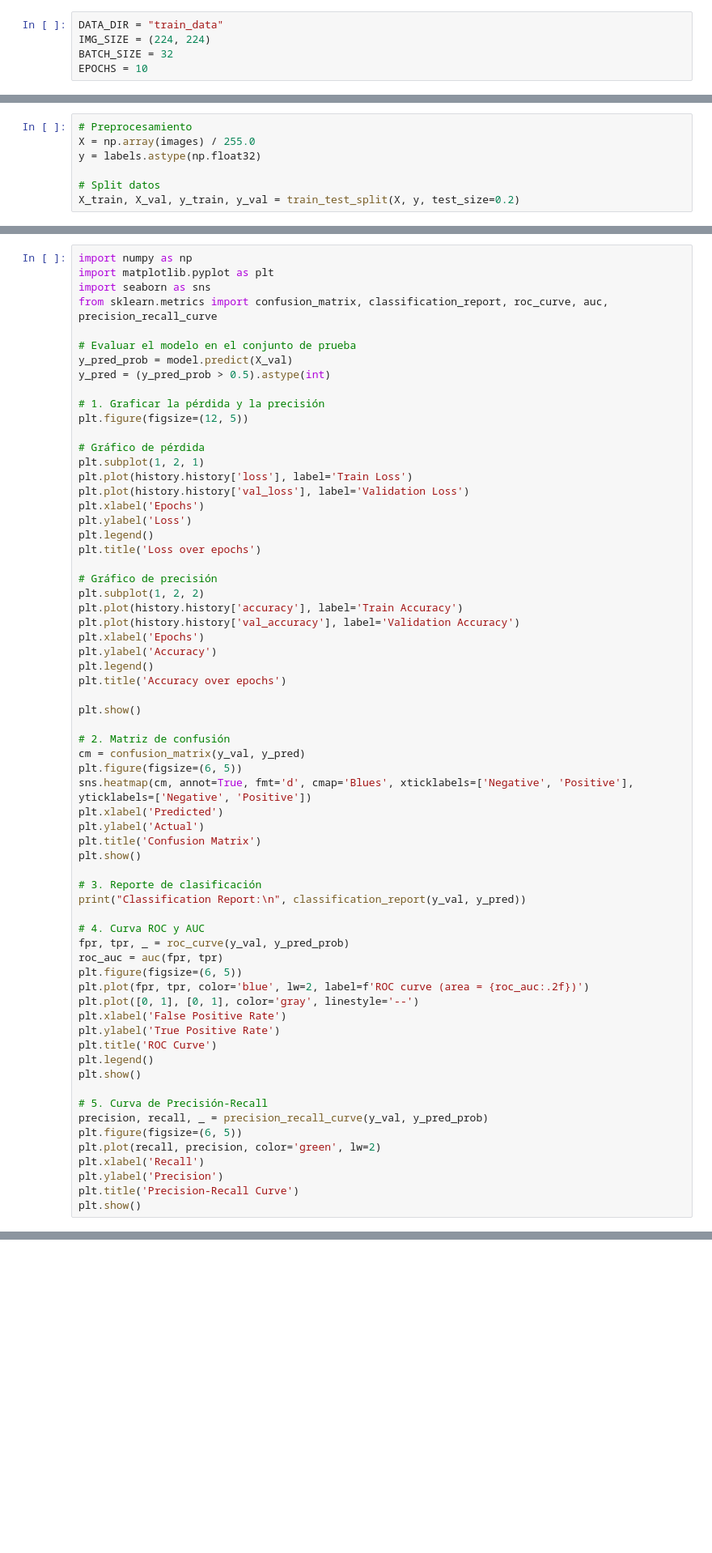
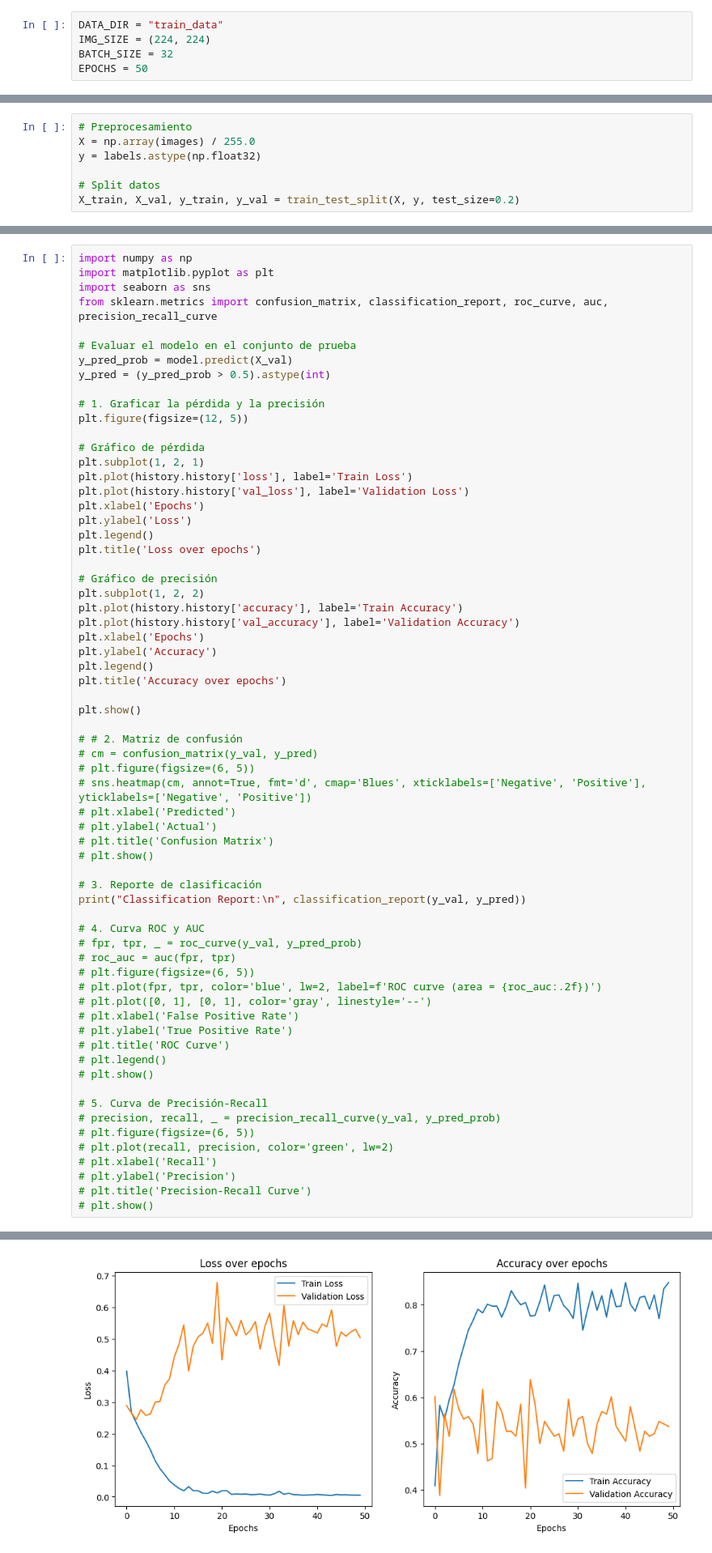
Before and after one commit to julian998-dot/ride_game_ai, a Jupyter notebook: training.ipynb, the cells around one changed output, grey strips where cells are left out. Shown: that part at 81% size. Drawn from its saved outputs; the diff is of its cells as text; blank space fills up the shorter version.

```diff
--- a/training.ipynb
+++ b/training.ipynb
@@ -9,7 +9,7 @@ import os
 DATA_DIR = "train_data"
 IMG_SIZE = (224, 224)
 BATCH_SIZE = 32
-EPOCHS = 10
+EPOCHS = 50
 # %%
 images = [np.load(os.path.join(DATA_DIR, f)) for f in os.listdir(DATA_DIR) if f.startswith('frame')]
 labels = np.load(os.path.join(DATA_DIR, 'labels.npy'))
@@ -73,35 +91,36 @@ plt.title('Accuracy over epochs')
 
 plt.show()
 
-# 2. Matriz de confusión
-cm = confusion_matrix(y_val, y_pred)
-plt.figure(figsize=(6, 5))
-sns.heatmap(cm, annot=True, fmt='d', cmap='Blues', xticklabels=['Negative', 'Positive'], yticklabels=['Negative', 'Positive'])
-plt.xlabel('Predicted')
-plt.ylabel('Actual')
-plt.title('Confusion Matrix')
-plt.show()
+# # 2. Matriz de confusión
+# cm = confusion_matrix(y_val, y_pred)
+# plt.figure(figsize=(6, 5))
+# sns.heatmap(cm, annot=True, fmt='d', cmap='Blues', xticklabels=['Negative', 'Positive'], yticklabels=['Negative', 'Positive'])
+# plt.xlabel('Predicted')
+# plt.ylabel('Actual')
+# plt.title('Confusion Matrix')
+# plt.show()
 
 # 3. Reporte de clasificación
 print("Classification Report:\n", classification_report(y_val, y_pred))
 
 # 4. Curva ROC y AUC
-fpr, tpr, _ = roc_curve(y_val, y_pred_prob)
-roc_auc = auc(fpr, tpr)
-plt.figure(figsize=(6, 5))
-plt.plot(fpr, tpr, color='blue', lw=2, label=f'ROC curve (area = {roc_auc:.2f})')
-plt.plot([0, 1], [0, 1], color='gray', linestyle='--')
-plt.xlabel('False Positive Rate')
-plt.ylabel('True Positive Rate')
-plt.title('ROC Curve')
-plt.legend()
-plt.show()
+# fpr, tpr, _ = roc_curve(y_val, y_pred_prob)
+# roc_auc = auc(fpr, tpr)
+# plt.figure(figsize=(6, 5))
+# plt.plot(fpr, tpr, color='blue', lw=2, label=f'ROC curve (area = {roc_auc:.2f})')
+# plt.plot([0, 1], [0, 1], color='gray', linestyle='--')
+# plt.xlabel('False Positive Rate')
+# plt.ylabel('True Positive Rate')
+# plt.title('ROC Curve')
+# plt.legend()
+# plt.show()
 
 # 5. Curva de Precisión-Recall
-precision, recall, _ = precision_recall_curve(y_val, y_pred_prob)
-plt.figure(figsize=(6, 5))
-plt.plot(recall, precision, color='green', lw=2)
-plt.xlabel('Recall')
-plt.ylabel('Precision')
-plt.title('Precision-Recall Curve')
-plt.show()
+# precision, recall, _ = precision_recall_curve(y_val, y_pred_prob)
+# plt.figure(figsize=(6, 5))
+# plt.plot(recall, precision, color='green', lw=2)
+# plt.xlabel('Recall')
+# plt.ylabel('Precision')
+# plt.title('Precision-Recall Curve')
+# plt.show()
+# %% [output]
@@ -107,0 +128 @@ plt.show()
+[figure, added]
```
Also changed, not shown: parts of 3 cells of this notebook, 1 other file.
